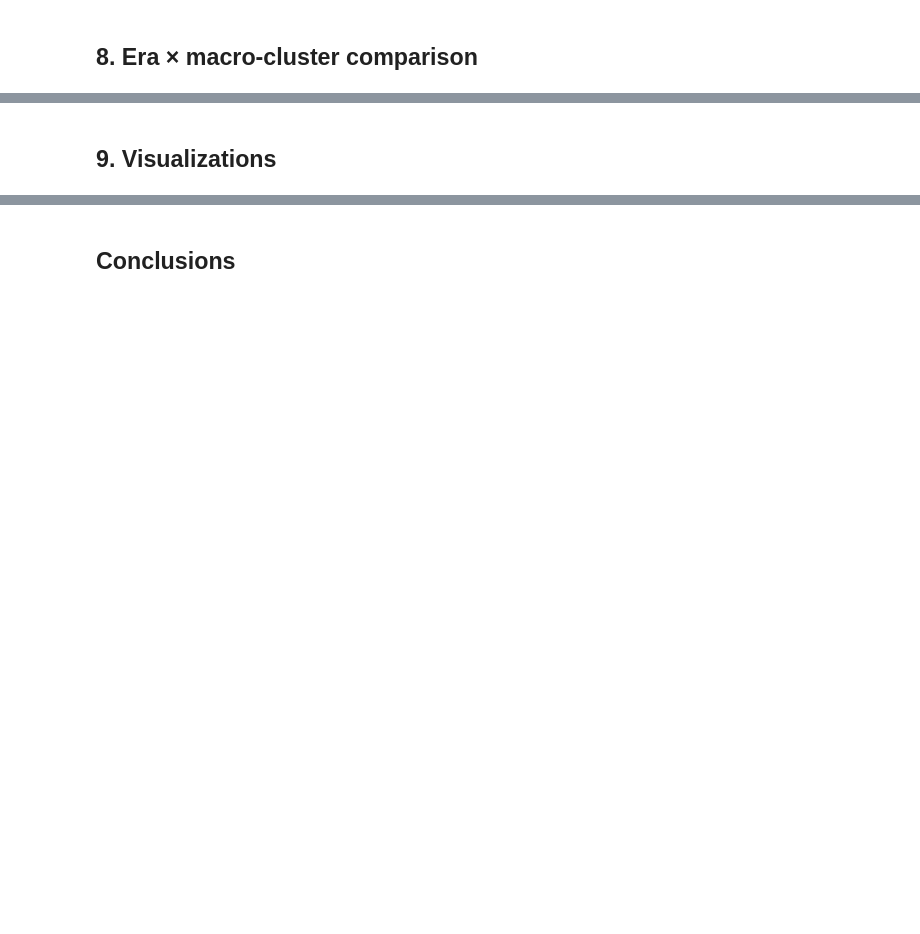
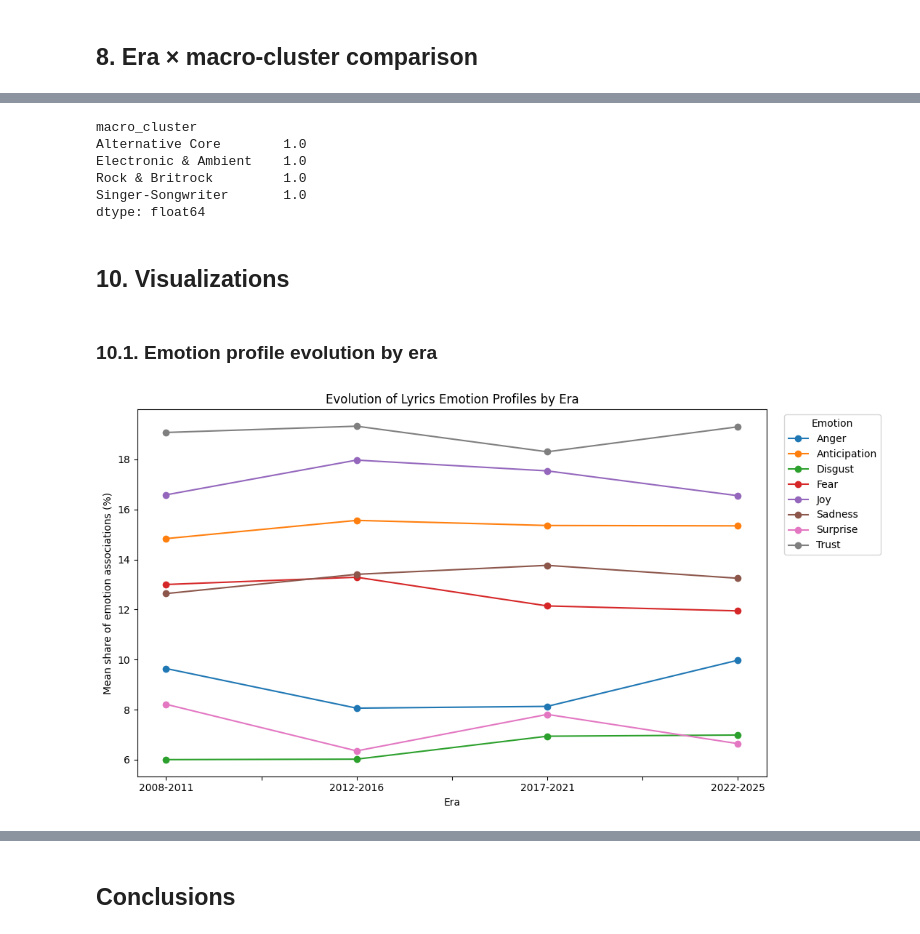
Before and after one commit to fredzell/music-mood-profiler, a Jupyter notebook: notebooks/09_sentiment_and_emotion_analysis.ipynb, the cells around one changed output, grey strips where cells are left out. Cells and saved outputs as stored; diff of their text form; code cells hidden in the pictures; blank space fills up the shorter version.

Commit message:
First visualisations

```diff
--- a/notebooks/09_sentiment_and_emotion_analysis.ipynb
+++ b/notebooks/09_sentiment_and_emotion_analysis.ipynb
@@ -227,0 +506,13 @@ test_result
+# %%
+# positive + negative are not included in the emotion share columns, so they are not included in the sum. The sum of the emotion shares should be 1 for all songs with emotional content (emotion_total > 0).
+
+sentiment_total = (
+    english_lyrics["positive"]
+    + english_lyrics["negative"]
+)
+
+english_lyrics["sentiment_total"] = sentiment_total
+# %%
+english_lyrics["positive_share"] = english_lyrics["positive"] / english_lyrics["sentiment_total"]
+
+english_lyrics["negative_share"] = english_lyrics["negative"] / english_lyrics["sentiment_total"]
@@ -228,2 +574,8 @@ test_result
 # %% [markdown]
 ## 6. Aggregate emotion profiles by era
+# %%
+emotion_by_era = (
+    english_lyrics
+    .groupby("era")[emotion_share_columns]
+    .mean()
+)
@@ -234,2 +689,41 @@ test_result
+# %%
+sentiment_by_macro.sum(axis=1)
+# %% [output]
+macro_cluster
+Alternative Core        1.0
+Electronic & Ambient    1.0
+Rock & Britrock         1.0
+Singer-Songwriter       1.0
+dtype: float64
 # %% [markdown]
-## 9. Visualizations
+## 10. Visualizations
+# %% [markdown]
+### 10.1. Emotion profile evolution by era
+# %%
+import matplotlib.pyplot as plt
+
+emotion_plot = emotion_by_era.copy() * 100
+emotion_plot.columns = [
+    col.replace("_share", "").capitalize()
+    for col in emotion_plot.columns
+]
+
+ax = emotion_plot.plot(
+    kind="line",
+    marker="o",
+    figsize=(11, 6)
+)
+
+ax.set_title("Evolution of Lyrics Emotion Profiles by Era")
+ax.set_xlabel("Era")
+ax.set_ylabel("Mean share of emotion associations (%)")
+ax.legend(
+    title="Emotion",
+    bbox_to_anchor=(1.02, 1),
+    loc="upper left"
+)
+
+plt.tight_layout()
+plt.show()
+# %% [output]
+[figure, added]
```
Also changed, not shown: parts of 48 cells of this notebook.
